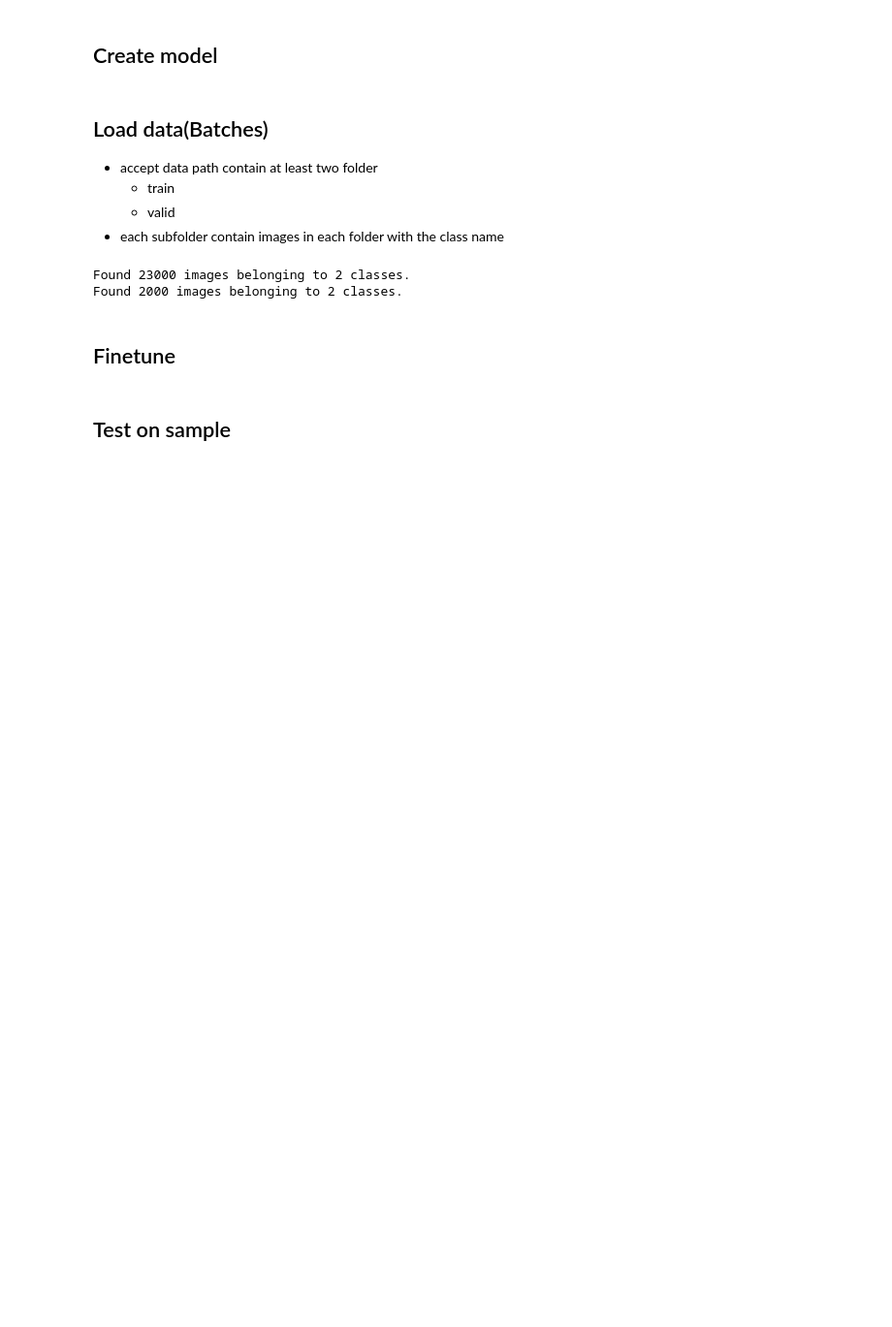
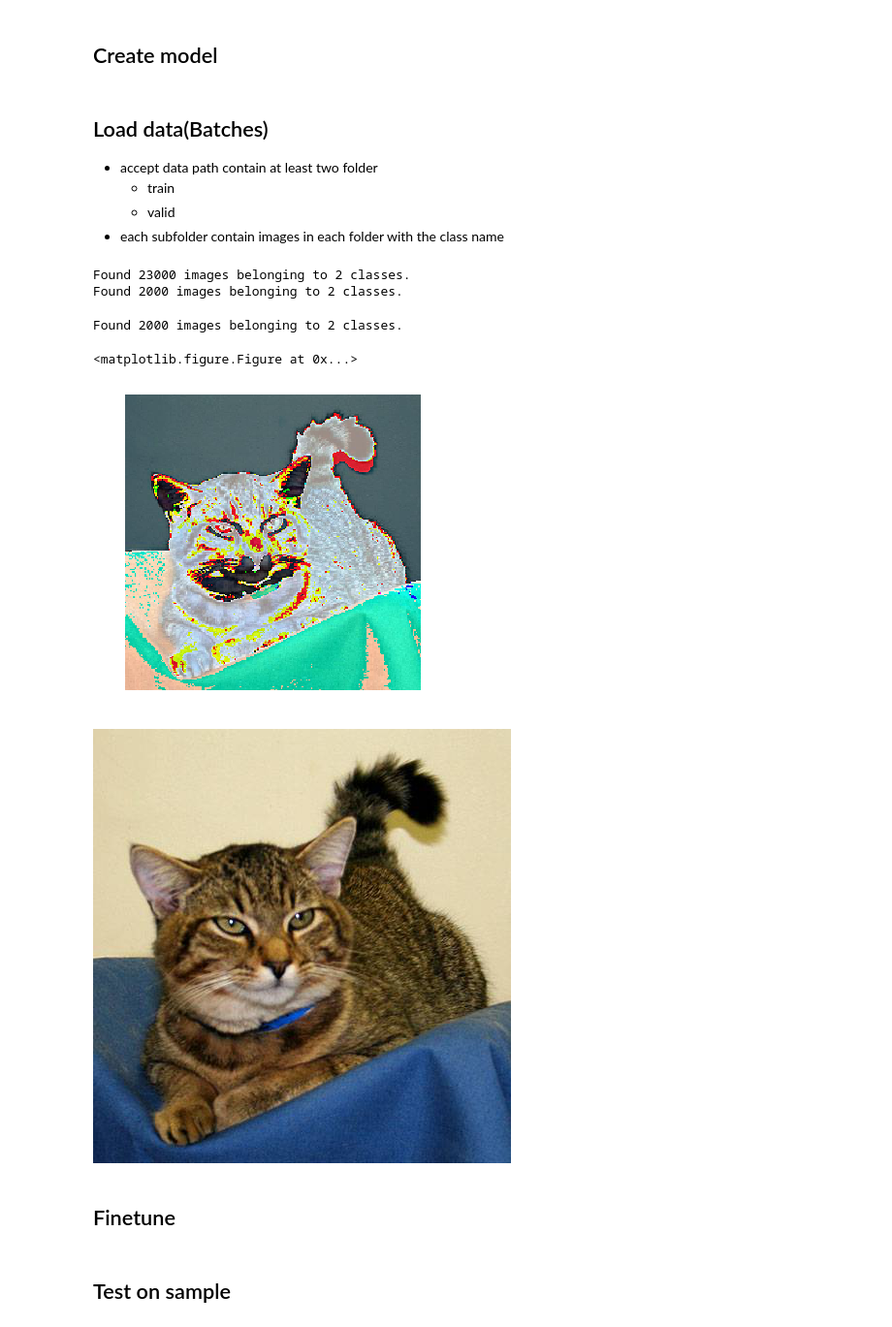
Before and after one commit to 7kbird/learning_notes, a Jupyter notebook: lessdeep/note_tpl/vgg_16.ipynb, the cells around one changed output. Shown at 97% size. Saved outputs shown, nothing was run; the diff lists cells and outputs as text; code cells hidden in the pictures; blank space fills up the shorter version.

```diff
--- a/lessdeep/note_tpl/vgg_16.ipynb
+++ b/lessdeep/note_tpl/vgg_16.ipynb
@@ -49,20 +53,36 @@ vgg = Vgg16()
     - train
     - valid
 - each subfolder contain images in each folder with the class name
+# %%
+# depends on the variable datapath
+batches = vgg.get_batches(os.path.join(datapath, 'train'), batch_size=batch_size,)
+                          #generator=ImageDataGenerator(rotation_range=90))
+val_batches = vgg.get_batches(os.path.join(datapath, 'valid'), batch_size=batch_size)
+# %% [output]
+Found 23000 images belonging to 2 classes.
+Found 2000 images belonging to 2 classes.
 # %%
-# depends on the variable datapath
-batches = vgg.get_batches(os.path.join(datapath, 'train'), batch_size=batch_size)
-val_batches = vgg.get_batches(os.path.join(datapath, 'valid'), batch_size=batch_size)
+# batches in same order of data folder, for debug purpose
+pred_batches = vgg.get_batches(os.path.join(datapath, 'valid'), batch_size=batch_size, shuffle=False)
 
 # get batch labels
 def onehot(batch_classes):
     from sklearn.preprocessing import OneHotEncoder
     return np.array(OneHotEncoder().fit_transform(batch_classes.reshape(-1, 1)).todense())
 
-train_onehot = onehot(batches.classes)
-val_onehot = onehot(val_batches.classes)
+pred_onehot = onehot(pred_batches.classes)
 # %% [output]
-Found 23000 images belonging to 2 classes.
 Found 2000 images belonging to 2 classes.
+# %%
+pred_batches.reset()
+x, y = pred_batches.next()
+x, y = pred_batches.next()
+idx=31
+dis.imshow([x[idx]])
+keras.preprocessing.image.load_img(os.path.join(pred_batches.directory, pred_batches.filenames[32+idx]))
+# %% [output]
+<matplotlib.figure.Figure at 0x...>
+[figure, added]
+[figure, added]
 # %% [markdown]
 ## Finetune
```
Also changed, not shown: parts of 23 cells of this notebook, 4 other files.
